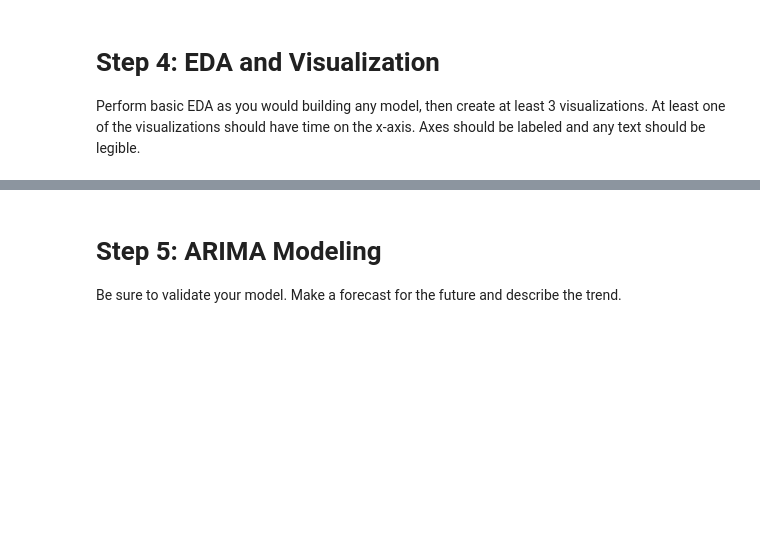
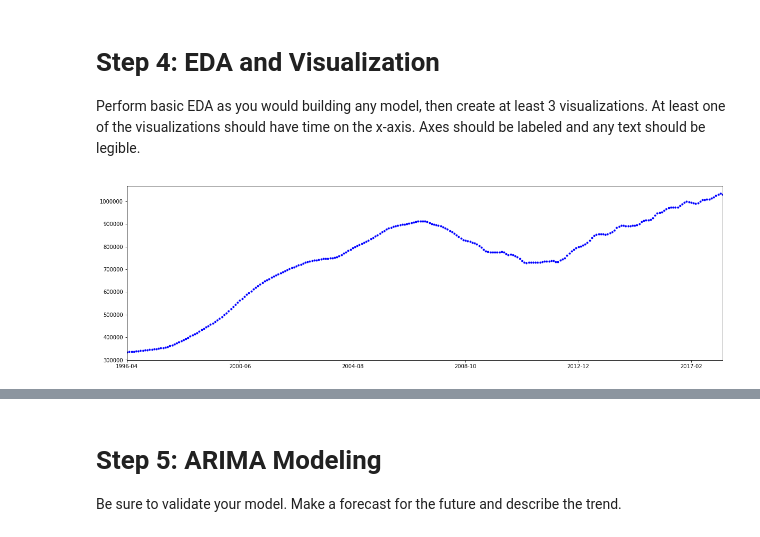
Before and after one commit to Cristinamulas/nyc-mhtn-ds-060319-lectures, a Jupyter notebook: Mod_4/Mod_4_Project/mod_4_starter_notebook.ipynb, the cells around one changed output, grey strips where cells are left out. Drawn from its saved outputs; the diff is of its cells as text; code cells hidden in the pictures; blank space fills up the shorter version.

```diff
--- a/Mod_4/Mod_4_Project/mod_4_starter_notebook.ipynb
+++ b/Mod_4/Mod_4_Project/mod_4_starter_notebook.ipynb
@@ -93,0 +175,6 @@ ValueError: time data RegionName doesn't match format specified
+# %%
+df_transpose = df_1.transpose()
+df_transpose.drop('RegionName', inplace = True)
+# %%
+df_3 = df_1.loc[:,'RegionName']
+df_4 = pd.DataFrame(df_3)
@@ -93,0 +185,6 @@ ValueError: time data RegionName doesn't match format specified
+# %%
+# merging the transpose df with column RegionName
+df_transpose.columns = df_4.RegionName
+# %%
+# chicago code time series
+df_5 = df_transpose.loc[:, 60657]
@@ -110,3 +211,10 @@ font = {'family' : 'normal',
 matplotlib.rc('font', **font)
 
 # NOTE: if you visualizations are too cluttered to read, try calling 'plt.gcf().autofmt_xdate()'!
+# %%
+df_5.plot(figsize = (20,6), style = ".b")
+import matplotlib.pyplot as plt
+plt.show()
+# it looks not statinary
+# %% [output]
+[figure, added]
```
Also changed, not shown: parts of 23 cells of this notebook.
